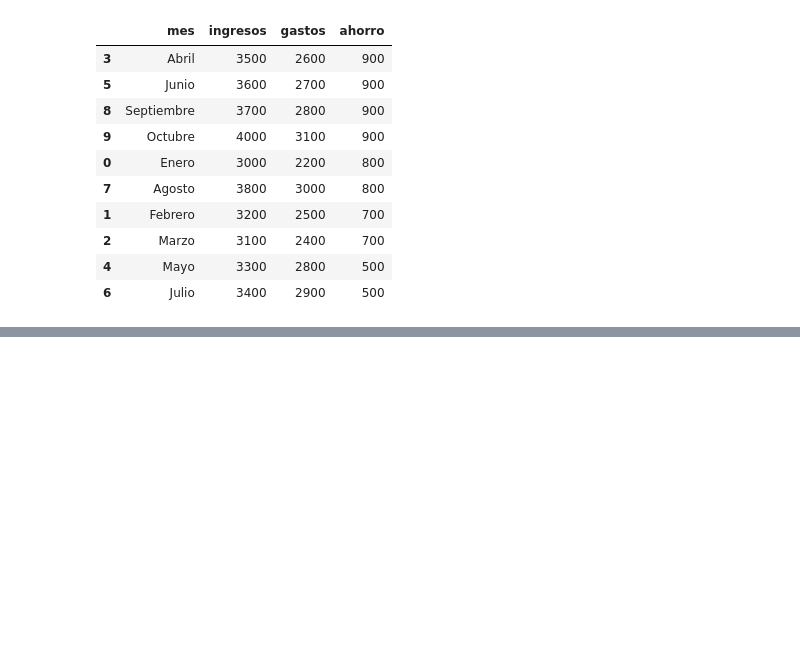
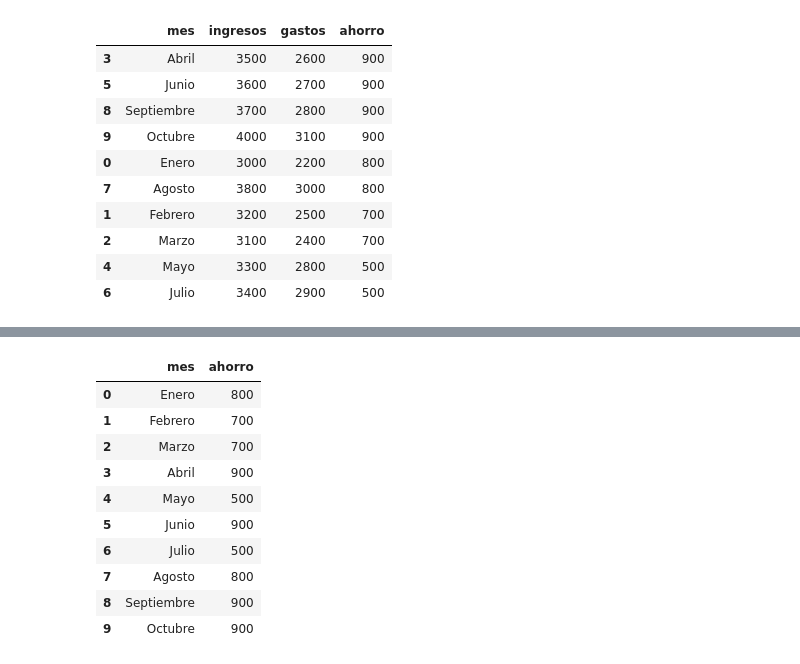
Before and after one commit to azor1111/AI-Mastery, a Jupyter notebook: notebooks/03_pandas_finanzas.ipynb, the cells around one changed output, grey strips where cells are left out. Cells and saved outputs as stored; diff of their text form; code cells hidden in the pictures; blank space fills up the shorter version.

```diff
--- a/notebooks/03_pandas_finanzas.ipynb
+++ b/notebooks/03_pandas_finanzas.ipynb
@@ -190,0 +203,14 @@ df_limpio.sort_values(by='ahorro', ascending=False)
+# %%
+df[["mes", "ahorro"]]
+# %% [output]
+|  | mes | ahorro |
+| 0 | Enero | 800 |
+| 1 | Febrero | 700 |
+| 2 | Marzo | 700 |
+| 3 | Abril | 900 |
+| 4 | Mayo | 500 |
+| 5 | Junio | 900 |
+| 6 | Julio | 500 |
+| 7 | Agosto | 800 |
+| 8 | Septiembre | 900 |
+| 9 | Octubre | 900 |
```
Also changed, not shown: parts of 4 cells of this notebook, 1 other file.
